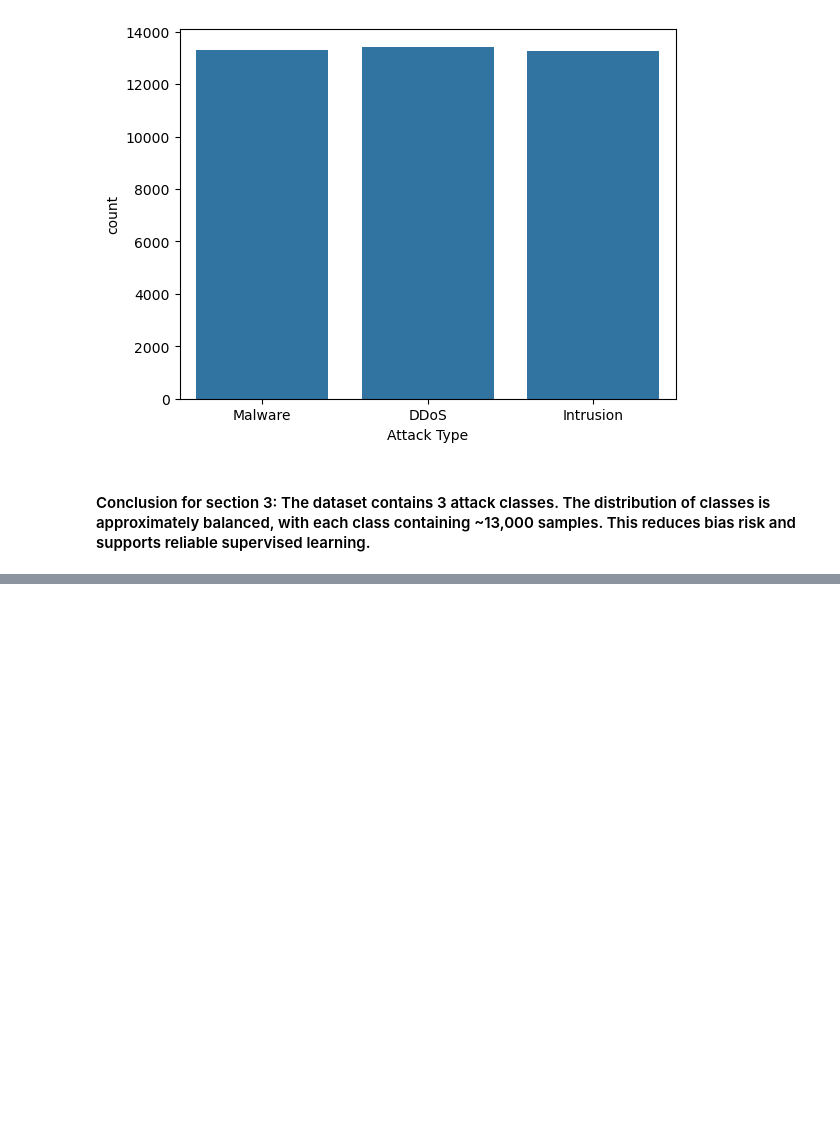
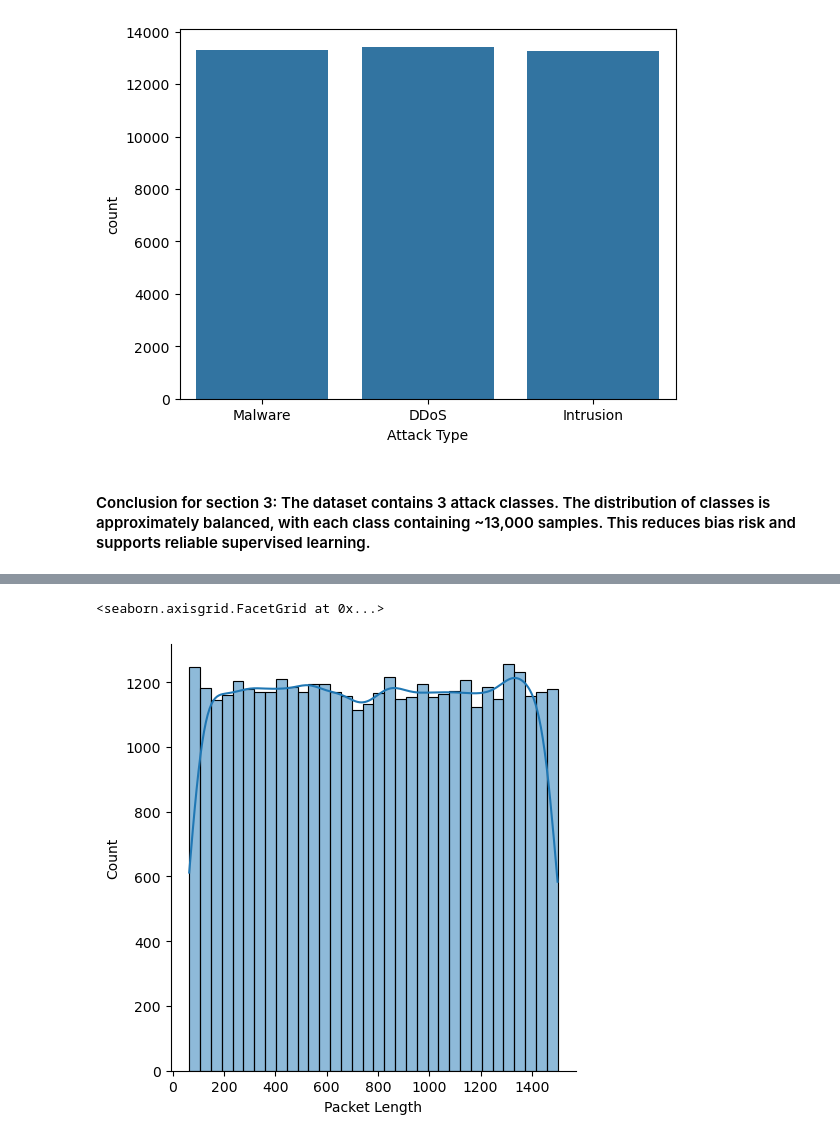
Before and after one commit to quangminh206lnh-collab/Network-attack-type-prediction-, a Jupyter notebook: notebooks/cybersecurity_analysis.ipynb, the cells around one changed output, grey strips where cells are left out. Drawn from its saved outputs; the diff is of its cells as text; code cells hidden in the pictures; blank space fills up the shorter version.

```diff
--- a/notebooks/cybersecurity_analysis.ipynb
+++ b/notebooks/cybersecurity_analysis.ipynb
@@ -449,0 +479,5 @@ sns.countplot(x='Attack Type', data=df)
+# %%
+sns.displot(df["Packet Length"], kde=True)
+# %% [output]
+<seaborn.axisgrid.FacetGrid at 0x...>
+[figure, added]
```
Also changed, not shown: parts of 8 cells of this notebook.
